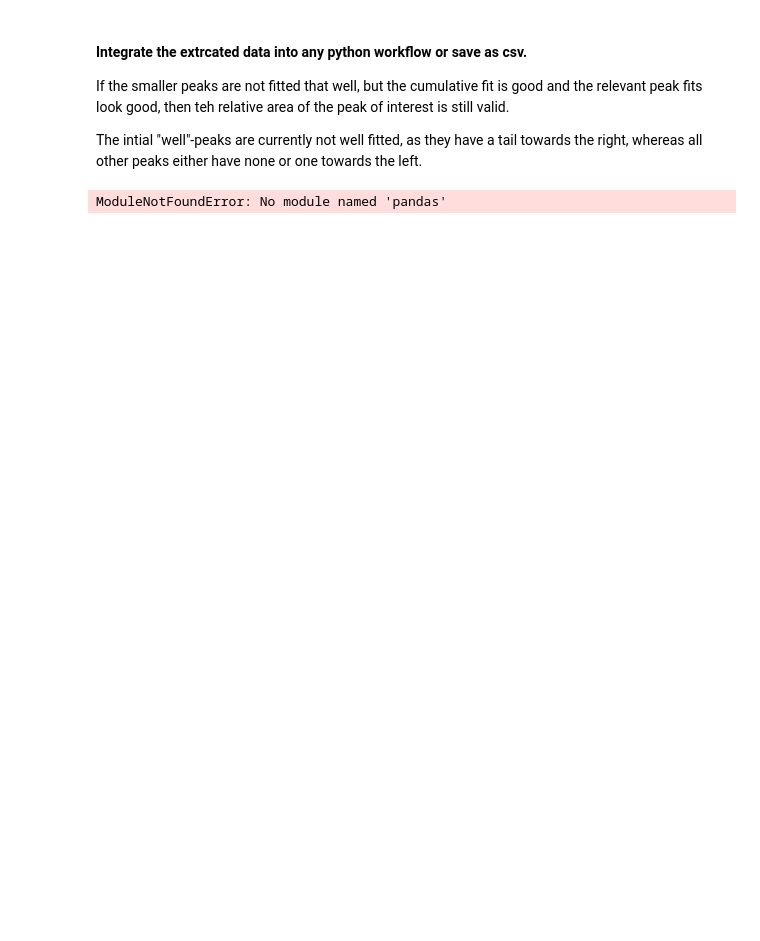
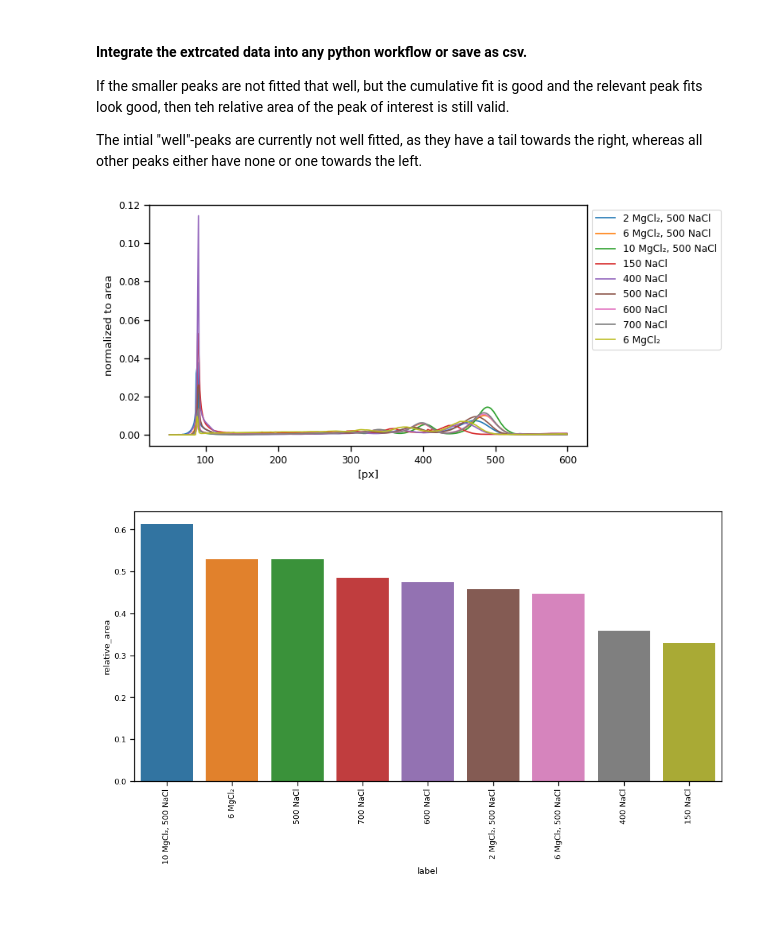
Before and after one commit to ckarfusehr/gelpy, a Jupyter notebook: examples/feature_demo.ipynb, the cells around one changed output. Saved outputs shown, nothing was run; the diff lists cells and outputs as text; code cells hidden in the pictures; blank space fills up the shorter version.

```diff
--- a/examples/feature_demo.ipynb
+++ b/examples/feature_demo.ipynb
@@ -132,7 +132,7 @@ import numpy as np
 
 gel.show_line_profiles(select_lanes=[1,3,5,6,8,9,10,11,12],
                        slice_line_profile_length=(50, 600),
-                       fit="emg",
+                       fit=True,
                        maxima_prominence=0.0005, maxima_threshold=0,
                        plot_fits=False,
                        show_df=False)
@@ -141,33 +141,34 @@ gel.show_line_profiles(select_lanes=[1,3,5,6,8,9,10,11,12],
 gel_image = gel.Image.gel_image
 contrast_adjusted_image = gel.Image.non_lin_contrast_adjusted
 
 # Extrcating lane profiles (raw and normalized)
 line_profiles = gel.LineProfiles.selected_line_profiles
 norm_line_profiles = gel.LineProfiles.selected_line_profiles_normalized
 
 # Extracting Fit related data as a pandas dataframe, ready to be sliced and diced to your liking.
 labels = gel.Image.labels
 df = gel.LineFits.fit_model.fit_df
 
 # E.g. plotting the folded origami yield
 
 
 # Extract rows with the maximum band_number for each selected_lane_index
 df_max_band = df.loc[df.groupby('selected_lane_index')['band_number'].idxmax()]
 
 # Sort by relative_area in descending order
 df_max_band = df_max_band.sort_values('relative_area', ascending=False)
 
 # Create labels ordered by relative area
 labels = df_max_band['label'].tolist()
 
 # Plot
 plt.figure(figsize=(10, 6))
 sns.barplot(x='label', y='relative_area', data=df_max_band, order=labels)
 plt.xticks(rotation=90)
 plt.tight_layout()
 plt.show()
 # %% [output]
-ModuleNotFoundError: No module named 'pandas'
+[figure, added]
+[figure, added]
 # %% [markdown]
 ####
```
Also changed, not shown: parts of 4 cells of this notebook, 1 other file.
